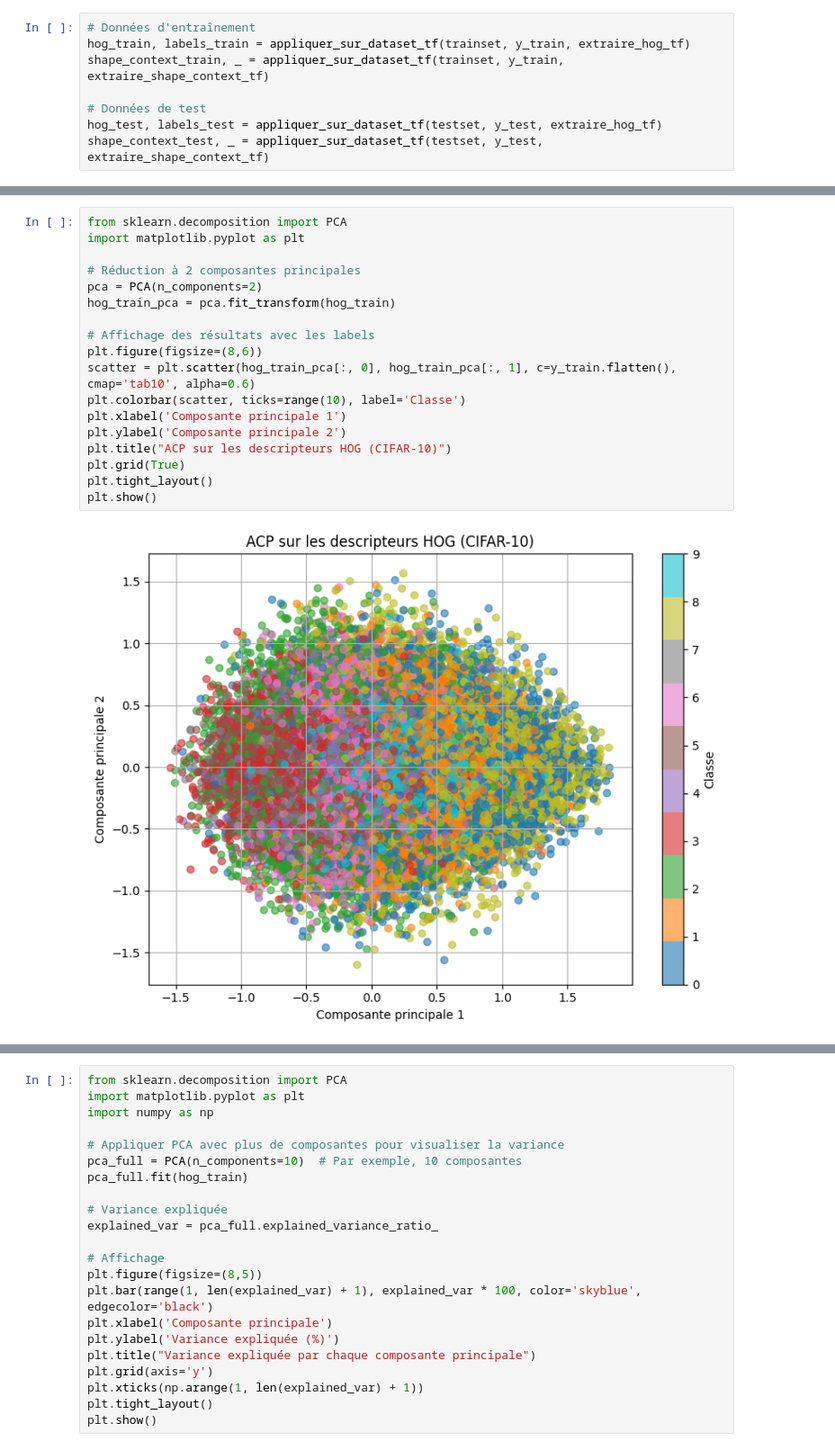
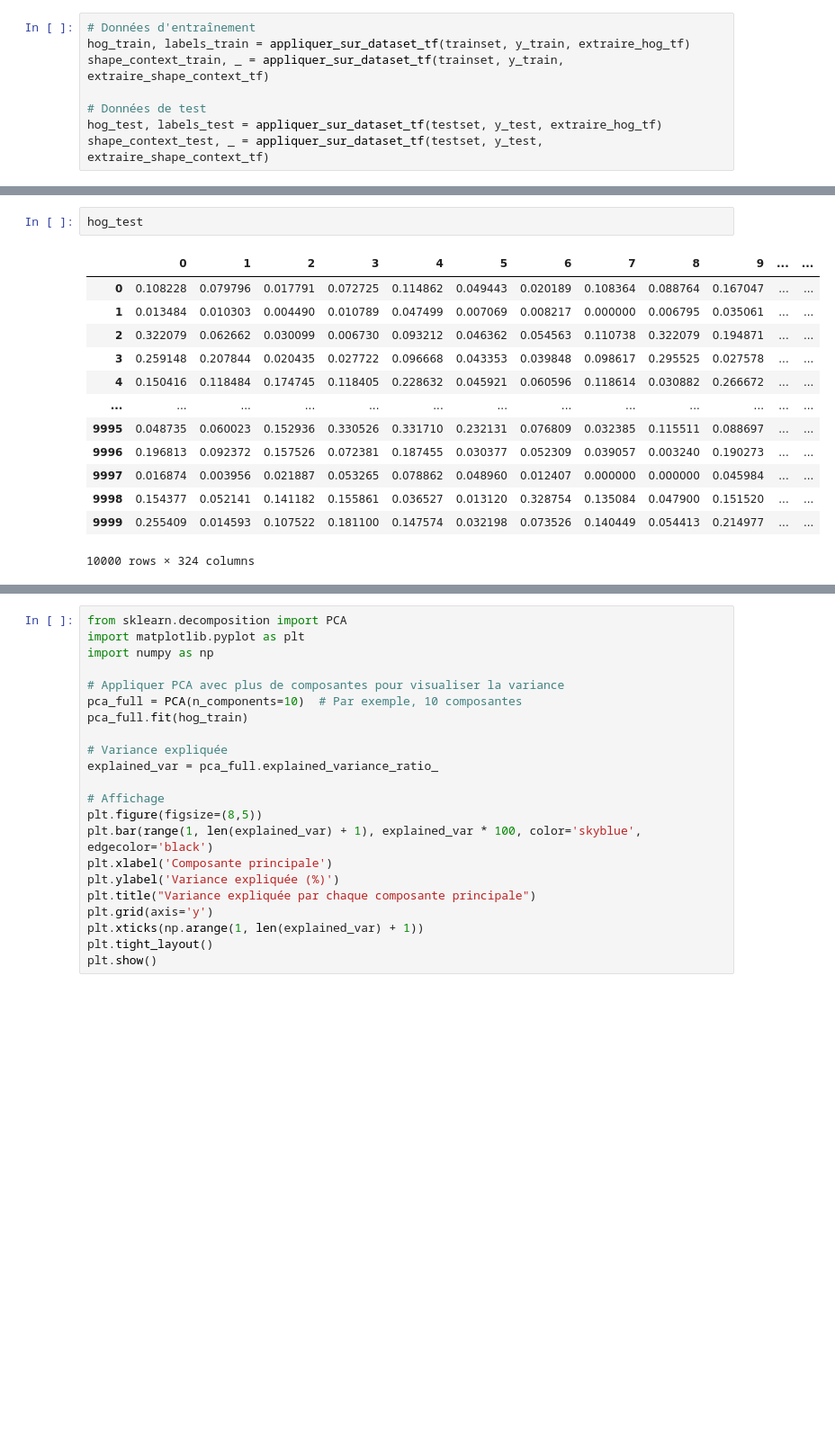
Before and after one commit to hnioua/Introduction-to-Machine-Learning-, a Jupyter notebook: Atelier_5.ipynb, the cells around one changed output, grey strips where cells are left out. Shown at 90% size. Drawn from its saved outputs; the diff is of its cells as text; blank space fills up the shorter version.

```diff
--- a/Atelier_5.ipynb
+++ b/Atelier_5.ipynb
@@ -234,23 +258,19 @@ hog_train
 | 49998 | 0.014042 | 0.000000 | 0.001071 | 0.075934 | 0.364902 | 0.082193 | 0.011431 | 0.003206 | 0.000000 | 0.009092 | ... | ... |
 | 49999 | 0.124642 | 0.137282 | 0.096549 | 0.040221 | 0.282933 | 0.282933 | 0.080959 | 0.064568 | 0.120858 | 0.024090 | ... | ... |
 50000 rows × 324 columns
-# %%
-from sklearn.decomposition import PCA
-import matplotlib.pyplot as plt
-
-# Réduction à 2 composantes principales
-pca = PCA(n_components=2)
-hog_train_pca = pca.fit_transform(hog_train)
-
-# Affichage des résultats avec les labels
-plt.figure(figsize=(8,6))
-scatter = plt.scatter(hog_train_pca[:, 0], hog_train_pca[:, 1], c=y_train.flatten(), cmap='tab10', alpha=0.6)
-plt.colorbar(scatter, ticks=range(10), label='Classe')
-plt.xlabel('Composante principale 1')
-plt.ylabel('Composante principale 2')
-plt.title("ACP sur les descripteurs HOG (CIFAR-10)")
-plt.grid(True)
-plt.tight_layout()
-plt.show()
-# %% [output]
-[figure, removed]
+# %%
+hog_test
+# %% [output]
+|  | 0 | 1 | 2 | 3 | 4 | 5 | 6 | 7 | 8 | 9 | ... | ... |
+| 0 | 0.108228 | 0.079796 | 0.017791 | 0.072725 | 0.114862 | 0.049443 | 0.020189 | 0.108364 | 0.088764 | 0.167047 | ... | ... |
+| 1 | 0.013484 | 0.010303 | 0.004490 | 0.010789 | 0.047499 | 0.007069 | 0.008217 | 0.000000 | 0.006795 | 0.035061 | ... | ... |
+| 2 | 0.322079 | 0.062662 | 0.030099 | 0.006730 | 0.093212 | 0.046362 | 0.054563 | 0.110738 | 0.322079 | 0.194871 | ... | ... |
+| 3 | 0.259148 | 0.207844 | 0.020435 | 0.027722 | 0.096668 | 0.043353 | 0.039848 | 0.098617 | 0.295525 | 0.027578 | ... | ... |
+| 4 | 0.150416 | 0.118484 | 0.174745 | 0.118405 | 0.228632 | 0.045921 | 0.060596 | 0.118614 | 0.030882 | 0.266672 | ... | ... |
+| ... | ... | ... | ... | ... | ... | ... | ... | ... | ... | ... | ... | ... |
+| 9995 | 0.048735 | 0.060023 | 0.152936 | 0.330526 | 0.331710 | 0.232131 | 0.076809 | 0.032385 | 0.115511 | 0.088697 | ... | ... |
+| 9996 | 0.196813 | 0.092372 | 0.157526 | 0.072381 | 0.187455 | 0.030377 | 0.052309 | 0.039057 | 0.003240 | 0.190273 | ... | ... |
+| 9997 | 0.016874 | 0.003956 | 0.021887 | 0.053265 | 0.078862 | 0.048960 | 0.012407 | 0.000000 | 0.000000 | 0.045984 | ... | ... |
+| 9998 | 0.154377 | 0.052141 | 0.141182 | 0.155861 | 0.036527 | 0.013120 | 0.328754 | 0.135084 | 0.047900 | 0.151520 | ... | ... |
+| 9999 | 0.255409 | 0.014593 | 0.107522 | 0.181100 | 0.147574 | 0.032198 | 0.073526 | 0.140449 | 0.054413 | 0.214977 | ... | ... |
+10000 rows × 324 columns
```
Also changed, not shown: parts of 23 cells of this notebook.
